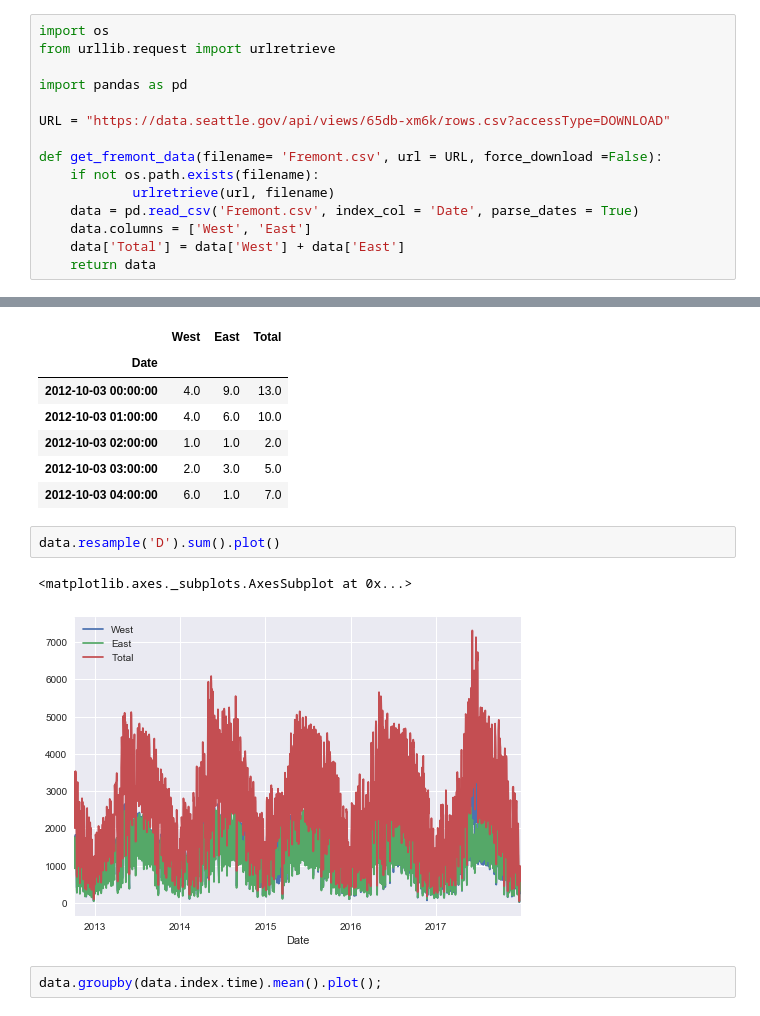
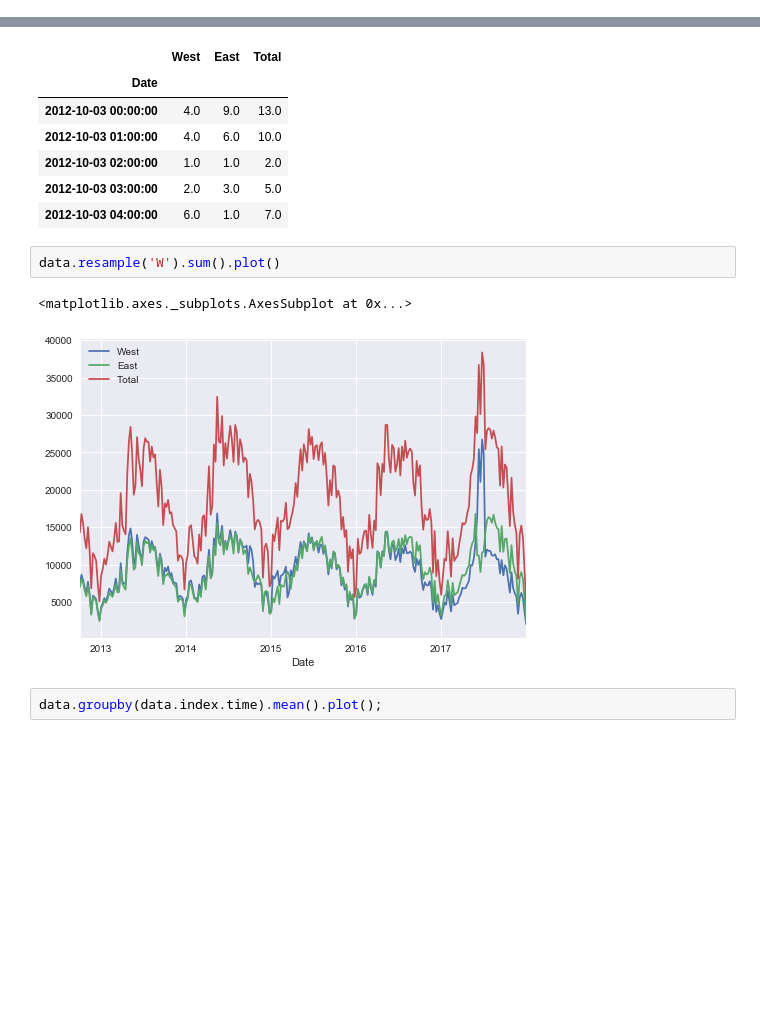
Before and after one commit to shokirovnozir/jupypterWorkspace, a Jupyter notebook: JupyterWorkflow.ipynb, the cells around one changed output, grey strips where cells are left out. Cells and saved outputs as stored; diff of their text form; blank space fills up the shorter version.

```diff
--- a/JupyterWorkflow.ipynb
+++ b/JupyterWorkflow.ipynb
@@ -10,18 +10,3 @@ Sabanci University
 %matplotlib inline
 import matplotlib.pyplot as plt
 plt.style.use('seaborn')
-# %%
-import os
-from urllib.request import urlretrieve
-
-import pandas as pd
-
-URL = "https://data.seattle.gov/api/views/65db-xm6k/rows.csv?accessType=DOWNLOAD"
-
-def get_fremont_data(filename= 'Fremont.csv', url = URL, force_download =False):
-    if not os.path.exists(filename):
-            urlretrieve(url, filename)
-    data = pd.read_csv('Fremont.csv', index_col = 'Date', parse_dates = True)
-    data.columns = ['West', 'East']
-    data['Total'] = data['West'] + data['East']
-    return data
@@ -37,10 +24,10 @@ data.head()
 | 2012-10-03 03:00:00 | 2.0 | 3.0 | 5.0 |
 | 2012-10-03 04:00:00 | 6.0 | 1.0 | 7.0 |
 # %%
-data.resample('D').sum().plot()
+data.resample('W').sum().plot()
 # %% [output]
 <matplotlib.axes._subplots.AxesSubplot at 0x...>
-[figure, old version]
+[figure, new version]
 # %%
 data.groupby(data.index.time).mean().plot();
 # %% [output]
```
Also changed, not shown: parts of 2 cells of this notebook, 3 other files.
